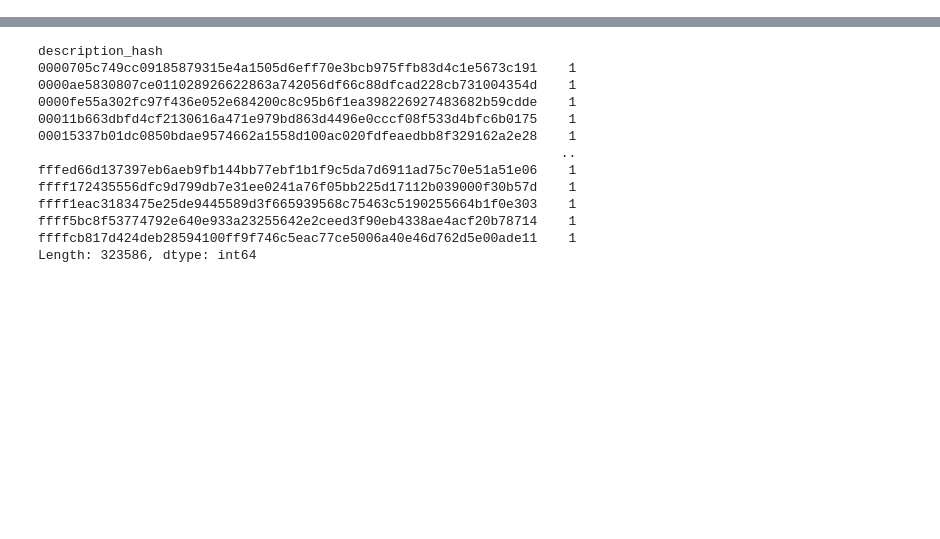
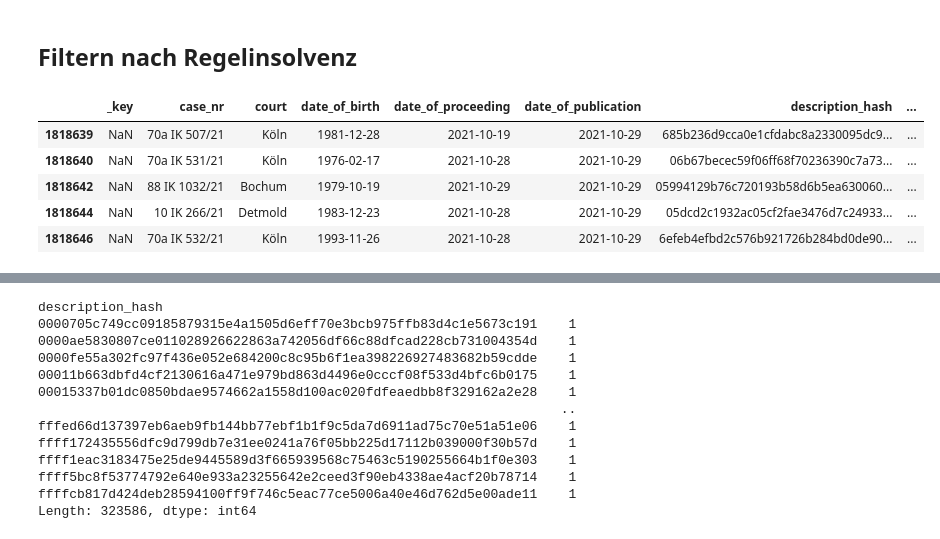
Before and after one commit to wdr-data/insolvenzen, a Jupyter notebook: Insolvenzen_Unternehmen_IN.ipynb, the cells around one changed output, grey strips where cells are left out. Saved outputs shown, nothing was run; the diff lists cells and outputs as text; code cells hidden in the pictures; blank space fills up the shorter version.

```diff
--- a/Insolvenzen_Unternehmen_IN.ipynb
+++ b/Insolvenzen_Unternehmen_IN.ipynb
@@ -121,0 +67,2 @@ df.drop_duplicates(subset ="description_hash", keep = "last", inplace = True)
+# %% [markdown]
+## Filtern nach Regelinsolvenz
@@ -121,0 +89,9 @@ df.drop_duplicates(subset ="description_hash", keep = "last", inplace = True)
+# %%
+date_range.tail()
+# %% [output]
+|  | _key | case_nr | court | date_of_birth | date_of_proceeding | date_of_publication | description_hash | ... |
+| 1818639 | NaN | 70a IK 507/21 | Köln | 1981-12-28 | 2021-10-19 | 2021-10-29 | 685b236d9cca0e1cfdabc8a2330095dc9... | ... |
+| 1818640 | NaN | 70a IK 531/21 | Köln | 1976-02-17 | 2021-10-28 | 2021-10-29 | 06b67becec59f06ff68f70236390c7a73... | ... |
+| 1818642 | NaN | 88 IK 1032/21 | Bochum | 1979-10-19 | 2021-10-29 | 2021-10-29 | 05994129b76c720193b58d6b5ea630060... | ... |
+| 1818644 | NaN | 10 IK 266/21 | Detmold | 1983-12-23 | 2021-10-28 | 2021-10-29 | 05dcd2c1932ac05cf2fae3476d7c24933... | ... |
+| 1818646 | NaN | 70a IK 532/21 | Köln | 1993-11-26 | 2021-10-28 | 2021-10-29 | 6efeb4efbd2c576b921726b284bd0de90... | ... |
```
Also changed, not shown: parts of 20 cells of this notebook, 2 other files.
